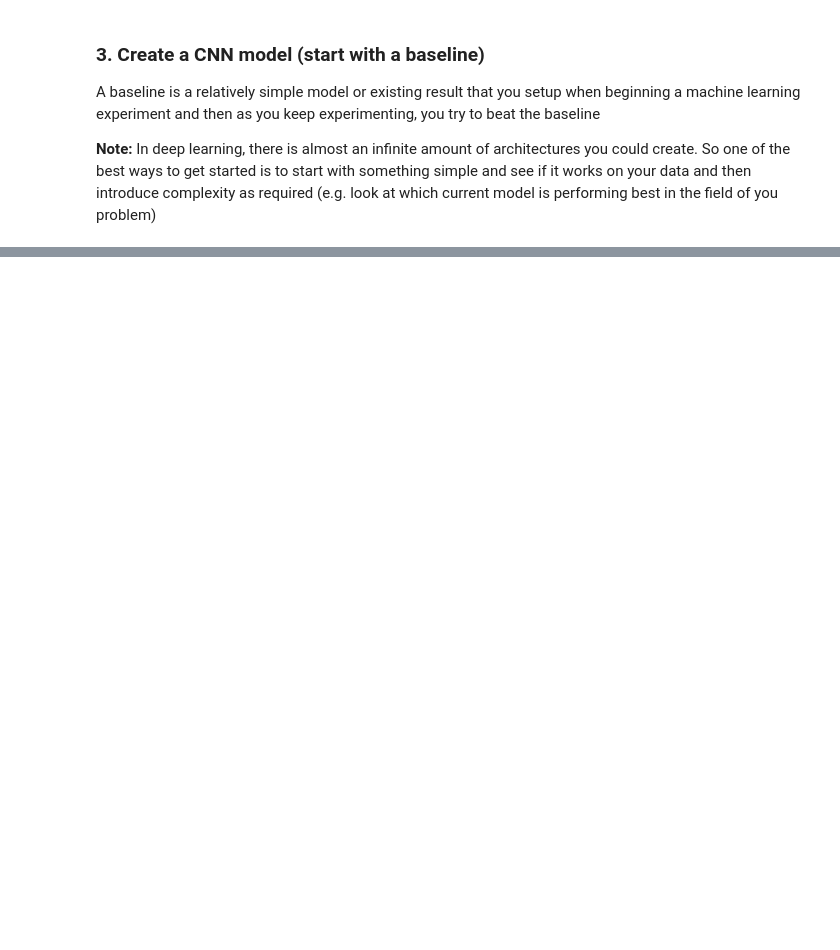
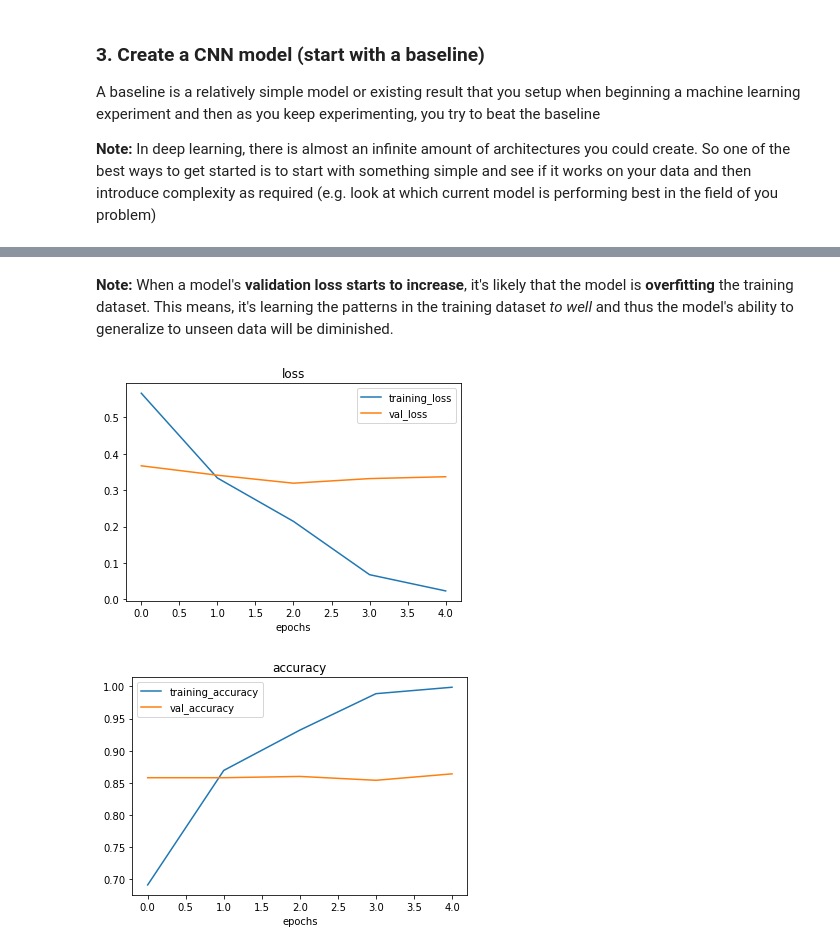
Before and after one commit to ThangDoan2001/TensorFlow_ZeroToHero, a Jupyter notebook: 03_introduction_to_commputer_vision_with_tensorflow.ipynb, the cells around one changed output, grey strips where cells are left out. Saved outputs shown, nothing was run; the diff lists cells and outputs as text; code cells hidden in the pictures; blank space fills up the shorter version.

```diff
--- a/03_introduction_to_commputer_vision_with_tensorflow.ipynb
+++ b/03_introduction_to_commputer_vision_with_tensorflow.ipynb
@@ -526,0 +593,36 @@ model_4 = Sequential([
+# %%
+# Plot the validation and trainuing curves separately
+def plot_loss_curves(history):
+  """
+  Return separate loss curves for training and validation matrix
+  """
+  loss = history.history["loss"]
+  val_loss = history.history["val_loss"]
+
+  accuracy = history.history["accuracy"]
+  val_accuracy = history.history["val_accuracy"]
+
+  epochs = range(len(history.history["loss"])) # How many epochs did we run for
+
+  # Plot loss
+  plt.plot(epochs, loss, label="training_loss")
+  plt.plot(epochs, val_loss, label="val_loss")
+  plt.title("loss")
+  plt.xlabel("epochs")
+  plt.legend()
+
+  # Plot accuracy
+  plt.figure()
+  plt.plot(epochs, accuracy, label="training_accuracy")
+  plt.plot(epochs, val_accuracy, label="val_accuracy")
+  plt.title("accuracy")
+  plt.xlabel("epochs")
+  plt.legend()
+# %% [markdown]
+**Note:** When a model's **validation loss starts to increase**, it's likely that the model is **overfitting** the training dataset. This means, it's learning the patterns in the training dataset *to well* and thus the model's ability to generalize to unseen data will be diminished.
+# %%
+# Check out the loss and accuracy of model_4
+plot_loss_curves(history_4)
+# %% [output]
+[figure, added]
+[figure, added]
```
Also changed, not shown: parts of 23 cells of this notebook.
